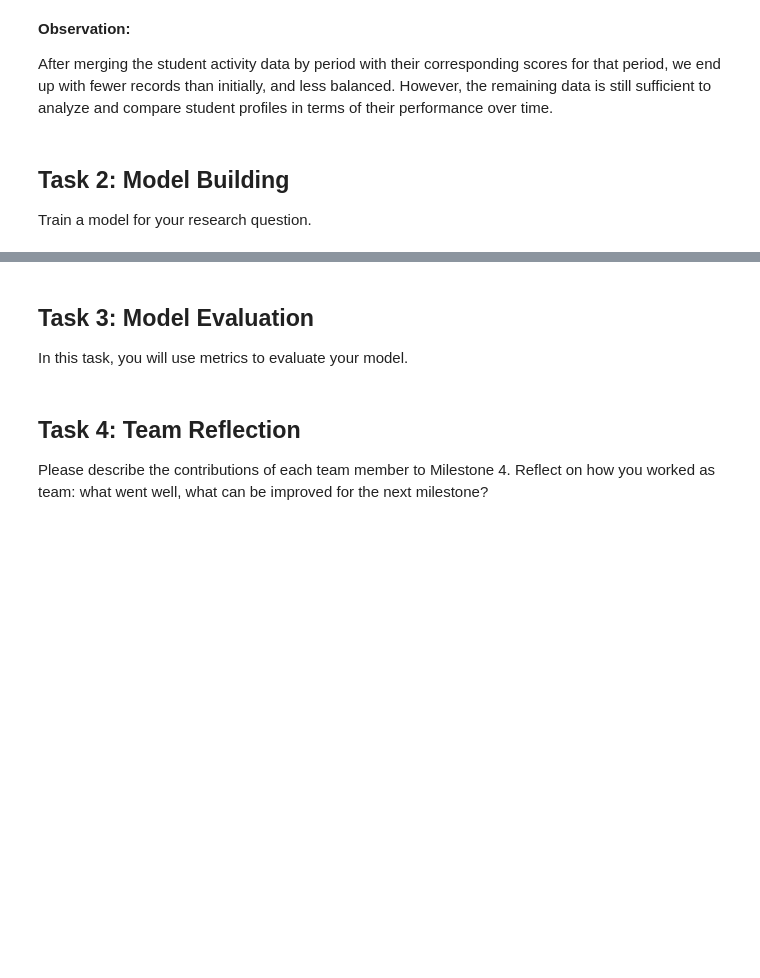
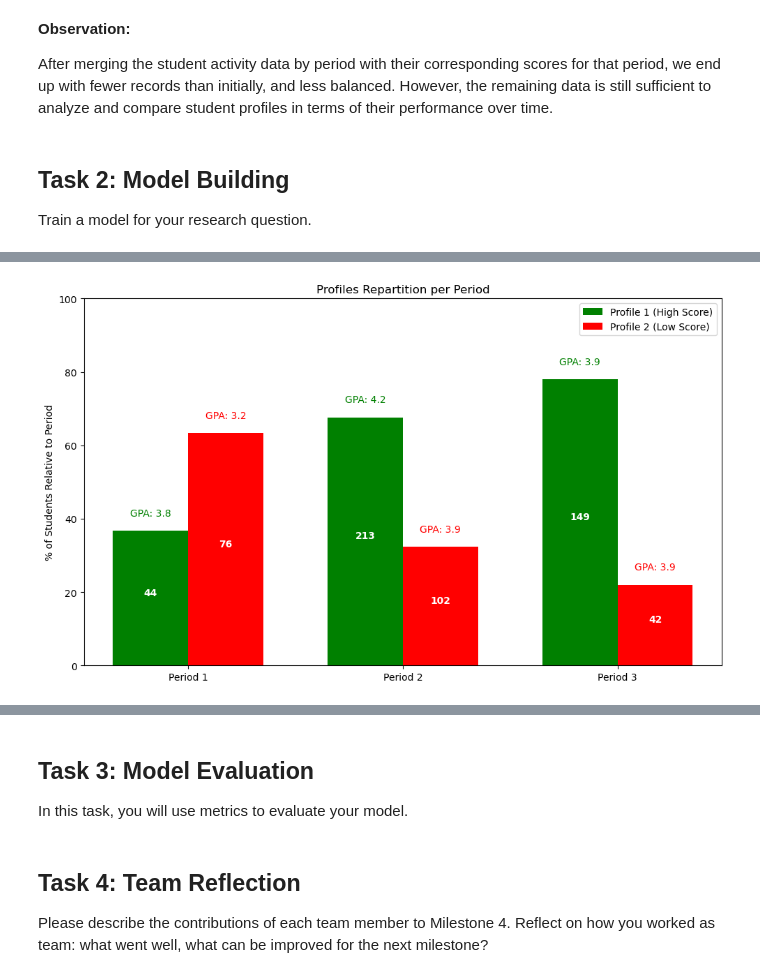
Before and after one commit to malenraychev/BigMMMBehaviour, a Jupyter notebook: m7_RQ2_MMM.ipynb, the cells around one changed output, grey strips where cells are left out. Cells and saved outputs as stored; diff of their text form; code cells hidden in the pictures; blank space fills up the shorter version.

```diff
--- a/m7_RQ2_MMM.ipynb
+++ b/m7_RQ2_MMM.ipynb
@@ -803,0 +677,10 @@ TODO
+# %%
+kmeans_model = KMeans(n_clusters=2, random_state=42, n_init=10)
+color_1 = 'green'
+color_2 = 'red'
+profile_labels = ['Profile 1 (higher score)', 'Profile 2 (lower score)']
+profile_colors = {0: color_1, 1: color_2}
+profile_legend = [
+    mpatches.Patch(color=color_1, label=profile_labels[0]),
+    mpatches.Patch(color=color_2, label=profile_labels[1])
+]
@@ -803,0 +726,71 @@ TODO
+# %%
+def scale_gpa(values, swiss_scale):
+    if swiss_scale:
+        return (values / 100) * 5 + 1
+    return values
+
+def plot_cluster_distribution(students_by_period, swiss_scale=False):
+    periods, percents, medians, counts = [], [], [], []
+
+    for period_name, df in students_by_period.items():
+        df_clean = df.dropna(subset=columns_used + ['median_score']).copy()
+        X_scaled = StandardScaler().fit_transform(df_clean[columns_used])
+
+        # KMeans and map: 0 = high-score
+        kmeans_model = KMeans(n_clusters=2, random_state=42, n_init=10)
+        df_clean['cluster'] = kmeans_model.fit_predict(X_scaled)
+
+        cluster_medians = df_clean.groupby('cluster')['median_score'].median()
+        sorted_clusters = cluster_medians.sort_values(ascending=False).index.tolist()
+        cluster_map = {orig: i for i, orig in enumerate(sorted_clusters)}
+        df_clean['cluster_mapped'] = df_clean['cluster'].map(cluster_map)
+
+        stats = df_clean.groupby('cluster_mapped')['median_score'].agg(['median', 'count']).reset_index()
+        stats['percent'] = stats['count'] / len(df_clean) * 100
+        stats['median'] = scale_gpa(stats['median'], swiss_scale)
+
+        stats = stats.sort_values(by='cluster_mapped').reset_index(drop=True)
+
+        periods.extend([period_name] * 2)
+        percents.extend(stats['percent'].tolist())
+        medians.extend(stats['median'].tolist())
+        counts.extend(stats['count'].tolist())
+
+    x_labels = sorted(students_by_period.keys())
+    x = np.arange(len(x_labels))
+    width = 0.35
+
+    fig, ax = plt.subplots(figsize=(10, 6))
+
+    high_idx = x
+    low_idx = x + width
+
+    high_percents = percents[::2]
+    low_percents = percents[1::2]
+    high_medians = medians[::2]
+    low_medians = medians[1::2]
+    high_counts = counts[::2]
+    low_counts = counts[1::2]
+
+    bar1 = ax.bar(high_idx, high_percents, width, label='Profile 1 (High Score)', color=color_1)
+    bar2 = ax.bar(low_idx, low_percents, width, label='Profile 2 (Low Score)', color=color_2)
+
+    for i in range(len(x_labels)):
+        ax.text(high_idx[i], high_percents[i] + 1, f"GPA: {high_medians[i]:.1f}\n", ha='center', color=color_1)
+        ax.text(low_idx[i], low_percents[i] + 1, f"GPA: {low_medians[i]:.1f}\n", ha='center', color=color_2)
+        ax.text(high_idx[i], high_percents[i] / 2, f"{high_counts[i]}\n", ha='center', va='center', color='white', fontweight='bold')
+        ax.text(low_idx[i], low_percents[i] / 2, f"{low_counts[i]}\n", ha='center', va='center', color='white', fontweight='bold')
+
+    ax.set_ylabel('% of Students Relative to Period')
+    ax.set_title('Profiles Repartition per Period')
+    ax.set_xticks(x + width / 2)
+    ax.set_xticklabels(x_labels)
+    ax.set_ylim(0, 100)
+    ax.legend()
+    plt.tight_layout()
+    plt.show()
+
+# Plot cluster distribution
+plot_cluster_distribution(students_by_period, swiss_scale=True)
+# %% [output]
+[figure, added]
```
Also changed, not shown: parts of 18 cells of this notebook.
